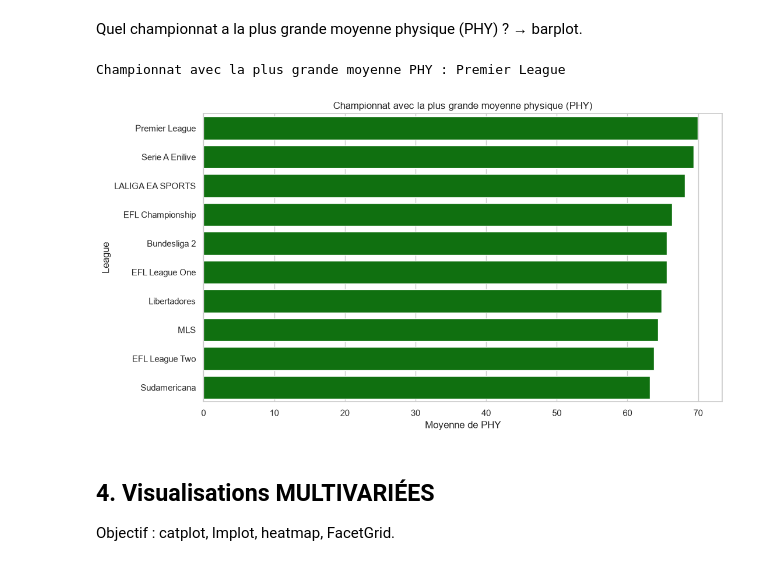
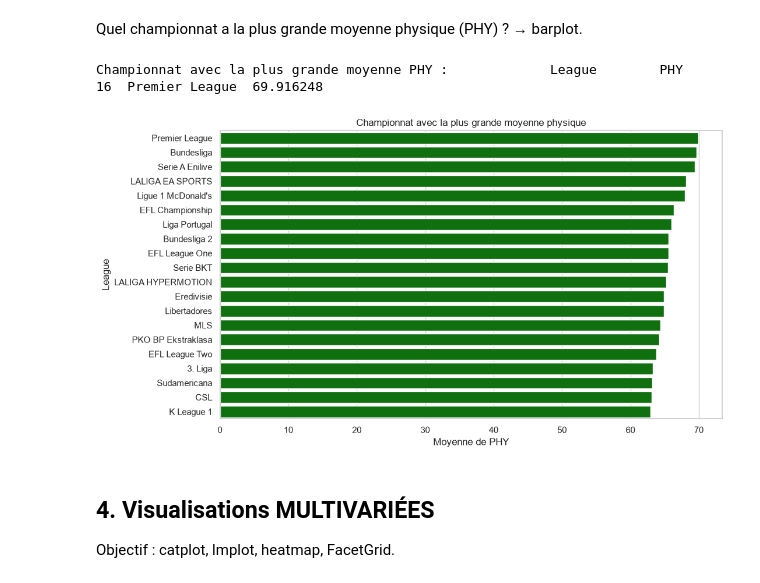
Before and after one commit to Maxime-casr/D-tection-Joueur, a Jupyter notebook: code.ipynb, the cells around one changed output. Cells and saved outputs as stored; diff of their text form; code cells hidden in the pictures.

```diff
--- a/code.ipynb
+++ b/code.ipynb
@@ -128,11 +98,11 @@ Objectif : manipuler countplot.
 # %% [markdown]
 Quels sont les championnats les plus représentés ? (League)
 # %%
-top_ligues = df['League'].value_counts().head(10).index
+top_ligues = df['League'].value_counts().head(20).index
 
 plt.figure(figsize=(11, 6))
 sns.countplot(data=df[df['League'].isin(top_ligues)], y='League', order=top_ligues, color='blue')
-plt.title('Championnats les plus représentés (League)')
+plt.title('Championnats les plus représentés')
 plt.xlabel('Nombre de joueurs')
 plt.ylabel('League')
 plt.tight_layout()
@@ -271,21 +236,22 @@ Quel championnat a la plus grande moyenne physique (PHY) ? → barplot.
 # %%
 moyenne_phy = (
     df[df['League'].isin(top_ligues)]
     .groupby('League', as_index=False)['PHY'].mean()
     .sort_values('PHY', ascending=False)
 )
-print('Championnat avec la plus grande moyenne PHY :', moyenne_phy.iloc[0]['League'])
+print('Championnat avec la plus grande moyenne PHY :', moyenne_phy.head(1))
 
 plt.figure(figsize=(11, 6))
 sns.barplot(data=moyenne_phy, x='PHY', y='League', color='green')
-plt.title('Championnat avec la plus grande moyenne physique (PHY)')
+plt.title('Championnat avec la plus grande moyenne physique')
 plt.xlabel('Moyenne de PHY')
 plt.ylabel('League')
 plt.tight_layout()
 plt.show()
 # %% [output]
-Championnat avec la plus grande moyenne PHY : Premier League
+Championnat avec la plus grande moyenne PHY :             League        PHY
+16  Premier League  69.916248
-[figure, old version]
+[figure, new version]
 # %% [markdown]
 ## 4. Visualisations MULTIVARIÉES
 
```
Also changed, not shown: parts of 16 cells of this notebook.
